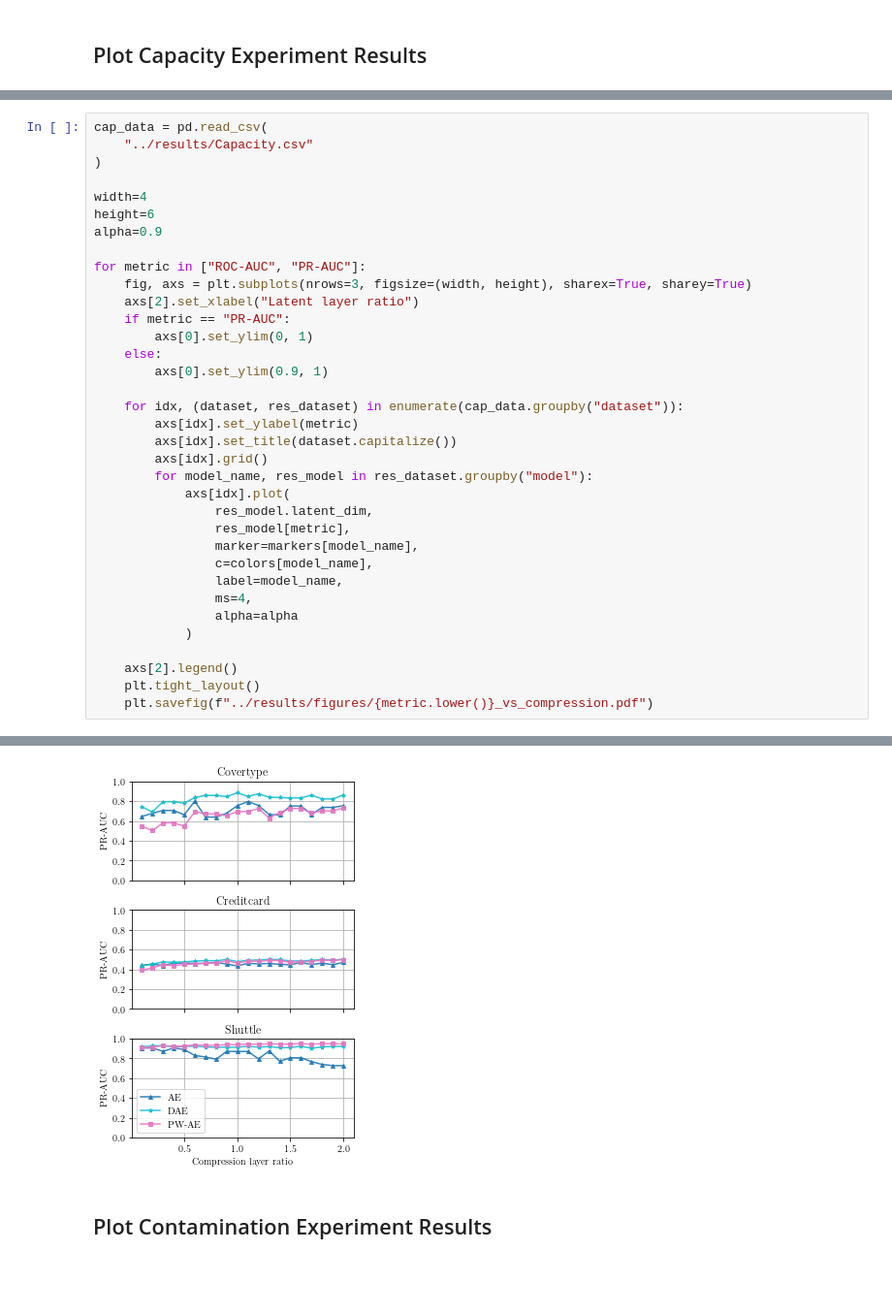
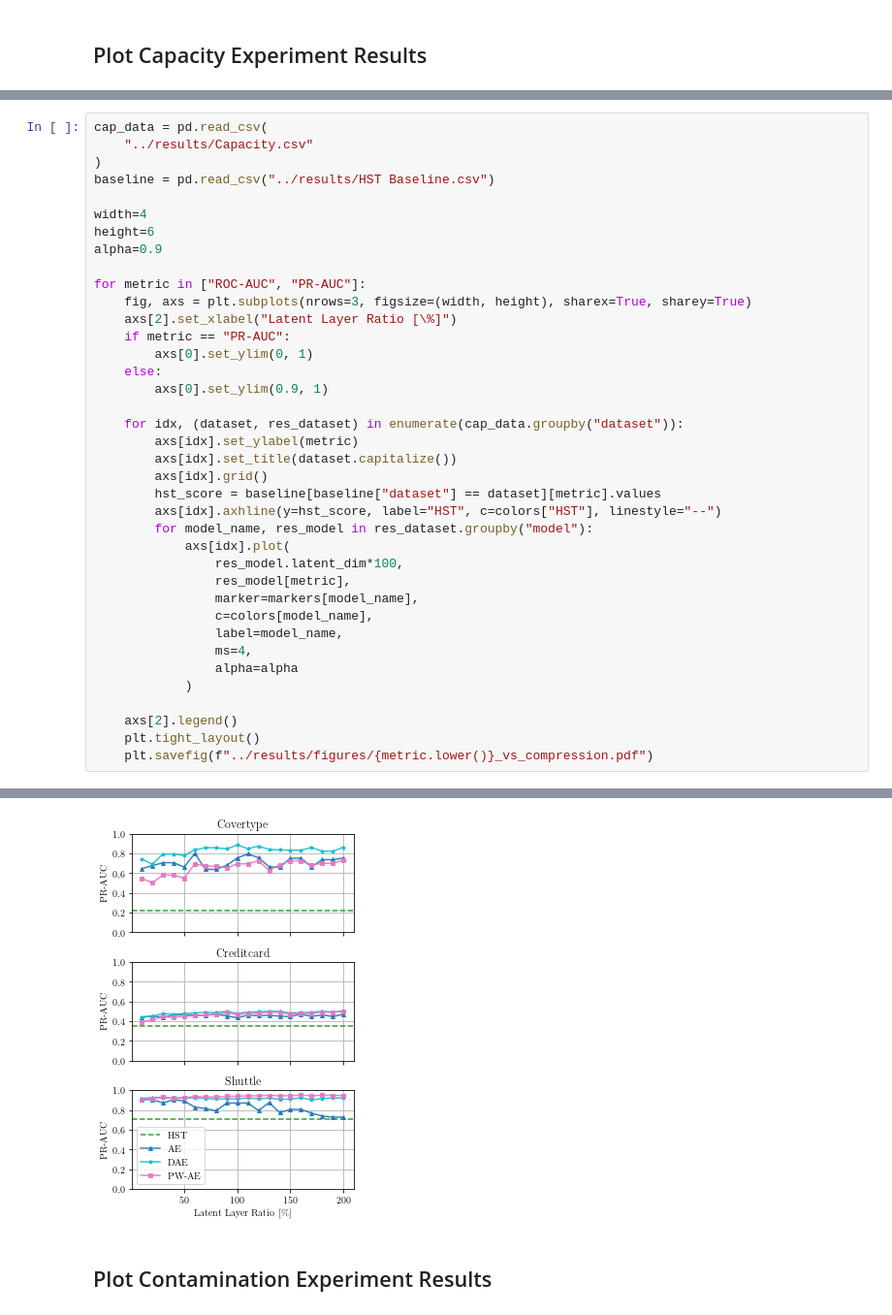
Before and after one commit to lucasczz/DAADS, a Jupyter notebook: notebooks/plotting.ipynb, the cells around one changed output, grey strips where cells are left out. Shown at 97% size. Cells and saved outputs as stored; diff of their text form; blank space fills up the shorter version.

```diff
--- a/notebooks/plotting.ipynb
+++ b/notebooks/plotting.ipynb
@@ -46,6 +50,7 @@ markers = {
 cap_data = pd.read_csv(
     "../results/Capacity.csv"
 )
+baseline = pd.read_csv("../results/HST Baseline.csv")
 
 width=4
 height=6
@@ -53,7 +58,7 @@ alpha=0.9
 
 for metric in ["ROC-AUC", "PR-AUC"]:
     fig, axs = plt.subplots(nrows=3, figsize=(width, height), sharex=True, sharey=True)
-    axs[2].set_xlabel("Latent layer ratio")
+    axs[2].set_xlabel("Latent Layer Ratio [\%]")
     if metric == "PR-AUC":
         axs[0].set_ylim(0, 1)
     else:
@@ -63,9 +68,11 @@ for metric in ["ROC-AUC", "PR-AUC"]:
         axs[idx].set_ylabel(metric)
         axs[idx].set_title(dataset.capitalize())
         axs[idx].grid()
+        hst_score = baseline[baseline["dataset"] == dataset][metric].values
+        axs[idx].axhline(y=hst_score, label="HST", c=colors["HST"], linestyle="--")
         for model_name, res_model in res_dataset.groupby("model"):
             axs[idx].plot(
-                res_model.latent_dim,
+                res_model.latent_dim*100,
                 res_model[metric],
                 marker=markers[model_name],
                 c=colors[model_name],
@@ -82,3 +89,3 @@ for metric in ["ROC-AUC", "PR-AUC"]:
-[figure, old version]
+[figure, new version]
 # %% [markdown]
 ## Plot Contamination Experiment Results
```
Also changed, not shown: parts of 6 cells of this notebook, 16 other files.
